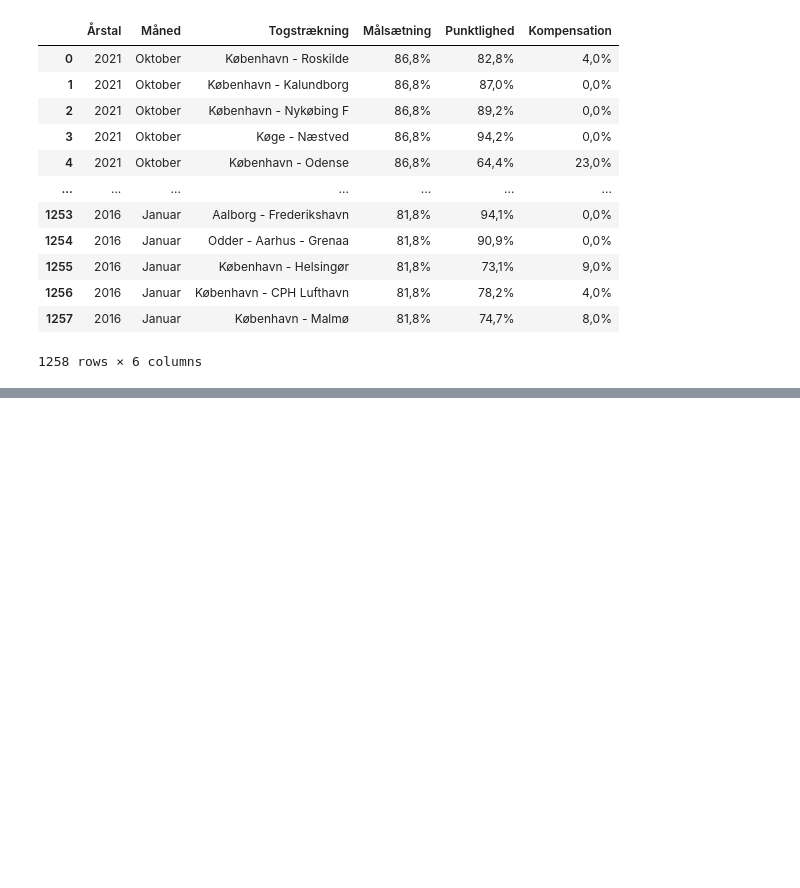
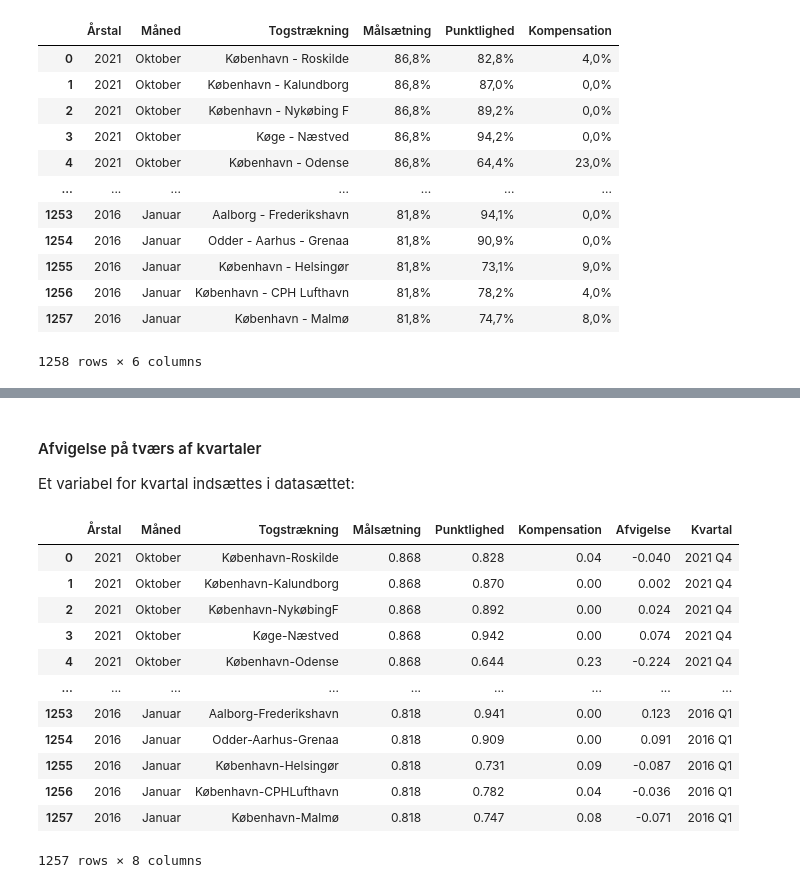
Before and after one commit to AlbertAlsbjerg/DO-eksamensprojekt, a Jupyter notebook: code.ipynb, the cells around one changed output, grey strips where cells are left out. Drawn from its saved outputs; the diff is of its cells as text; code cells hidden in the pictures; blank space fills up the shorter version.

```diff
--- a/code.ipynb
+++ b/code.ipynb
@@ -381,0 +528,41 @@ df_punktlighed.groupby(split_vars)[apply_vars] #.agg(apply_fcts)
+# %% [markdown]
+#### Afvigelse på tværs af kvartaler
+Et variabel for kvartal indsættes i datasættet:
+# %%
+# funktion oprettes til formålet:
+q1 = ['Januar', 'Februar', 'Marts']
+q2 = ['April', 'Maj', 'Juni']
+q3 = ['Juli', 'August', 'September']
+q4 = ['Oktober', 'November', 'December']
+
+def calc_quarter(row):
+    month = row["Måned"]
+    year = str(row['Årstal'])
+    if any(month in m for m in q1):
+        return year + " Q1"
+    if any(month in m for m in q2):
+        return year + " Q2"
+    if any(month in m for m in q3):
+        return year + " Q3"
+    if any(month in m for m in q4):
+        return year + " Q4"
+
+# funktionen køres på dataframe og gemmes i ny kolonne
+df_punktlighed["Kvartal"] = df_punktlighed.apply(calc_quarter, axis=1)
+
+# inspiceres
+df_punktlighed
+# %% [output]
+|  | Årstal | Måned | Togstrækning | Målsætning | Punktlighed | Kompensation | Afvigelse | Kvartal |
+| 0 | 2021 | Oktober | København-Roskilde | 0.868 | 0.828 | 0.04 | -0.040 | 2021 Q4 |
+| 1 | 2021 | Oktober | København-Kalundborg | 0.868 | 0.870 | 0.00 | 0.002 | 2021 Q4 |
+| 2 | 2021 | Oktober | København-NykøbingF | 0.868 | 0.892 | 0.00 | 0.024 | 2021 Q4 |
+| 3 | 2021 | Oktober | Køge-Næstved | 0.868 | 0.942 | 0.00 | 0.074 | 2021 Q4 |
+| 4 | 2021 | Oktober | København-Odense | 0.868 | 0.644 | 0.23 | -0.224 | 2021 Q4 |
+| ... | ... | ... | ... | ... | ... | ... | ... | ... |
+| 1253 | 2016 | Januar | Aalborg-Frederikshavn | 0.818 | 0.941 | 0.00 | 0.123 | 2016 Q1 |
+| 1254 | 2016 | Januar | Odder-Aarhus-Grenaa | 0.818 | 0.909 | 0.00 | 0.091 | 2016 Q1 |
+| 1255 | 2016 | Januar | København-Helsingør | 0.818 | 0.731 | 0.09 | -0.087 | 2016 Q1 |
+| 1256 | 2016 | Januar | København-CPHLufthavn | 0.818 | 0.782 | 0.04 | -0.036 | 2016 Q1 |
+| 1257 | 2016 | Januar | København-Malmø | 0.818 | 0.747 | 0.08 | -0.071 | 2016 Q1 |
+1257 rows × 8 columns
```
Also changed, not shown: parts of 46 cells of this notebook, 4 other files.
